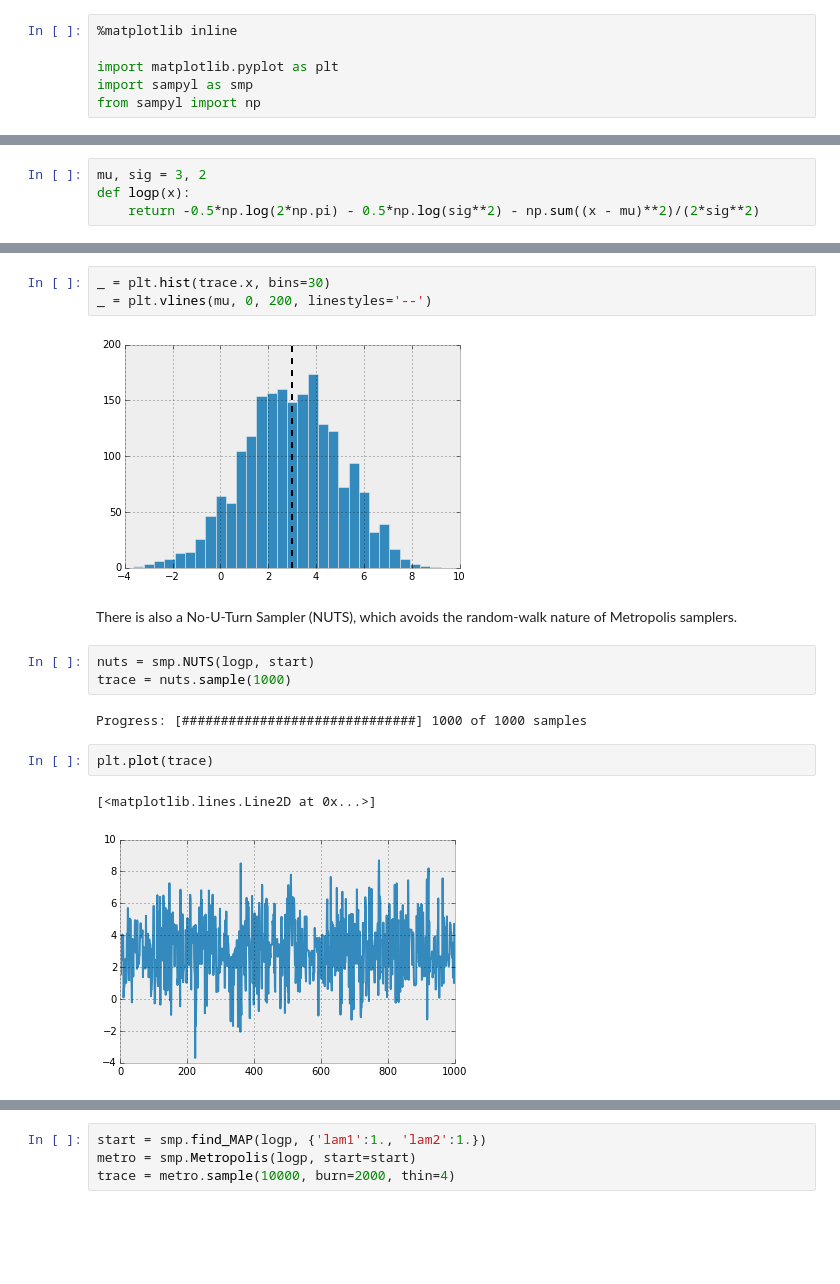
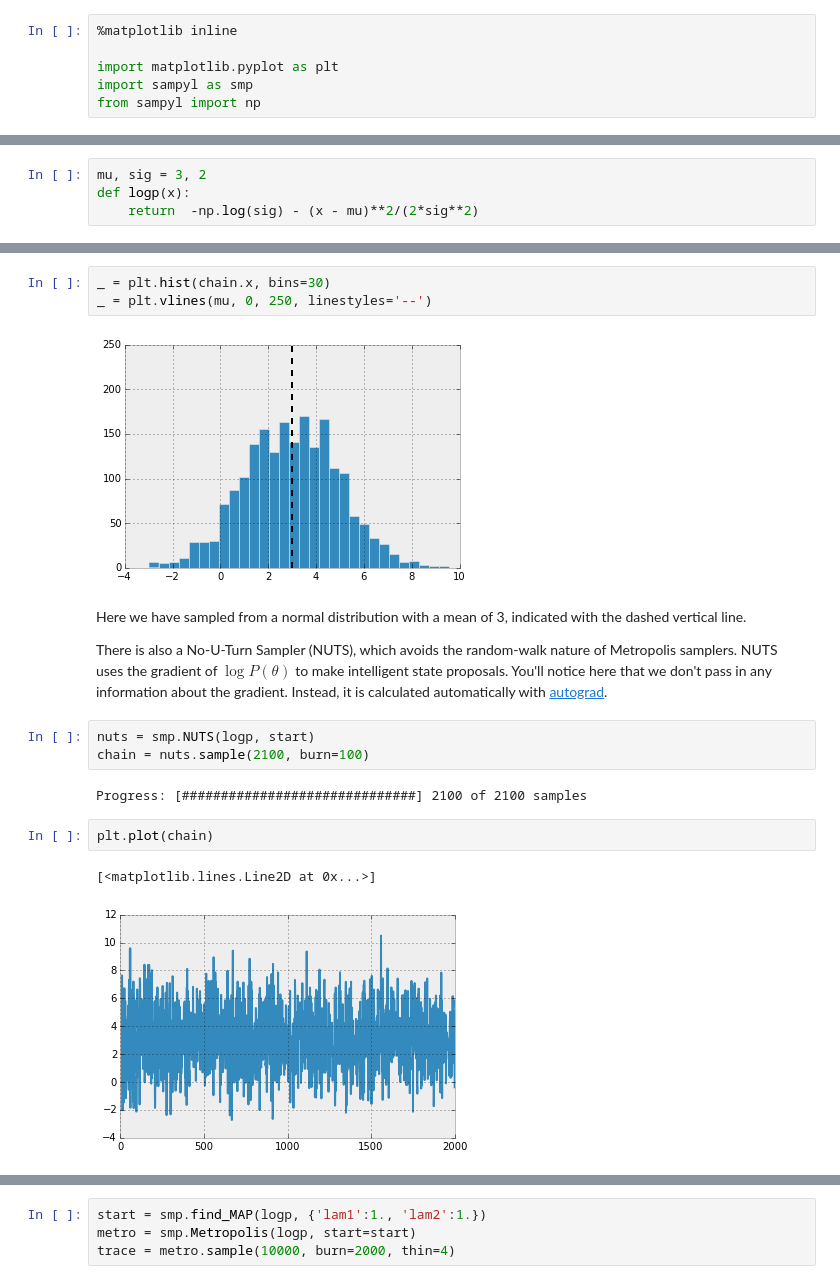
Before and after one commit to mcleonard/sampyl, a Jupyter notebook: Examples.ipynb, the cells around one changed output, grey strips where cells are left out. Saved outputs shown, nothing was run; the diff lists cells and outputs as text; blank space fills up the shorter version.

```diff
--- a/Examples.ipynb
+++ b/Examples.ipynb
@@ -13,4 +27,4 @@ from sampyl import np
 # %%
 mu, sig = 3, 2
 def logp(x):
-    return -0.5*np.log(2*np.pi) - 0.5*np.log(sig**2) - np.sum((x - mu)**2)/(2*sig**2)
+    return  -np.log(sig) - (x - mu)**2/(2*sig**2)
@@ -30,18 +46,20 @@ plt.plot(trace.x)
 # %%
-_ = plt.hist(trace.x, bins=30)
-_ = plt.vlines(mu, 0, 200, linestyles='--')
+_ = plt.hist(chain.x, bins=30)
+_ = plt.vlines(mu, 0, 250, linestyles='--')
 # %% [output]
-[figure, old version]
+[figure, new version]
-# %% [markdown]
-There is also a No-U-Turn Sampler (NUTS), which avoids the random-walk nature of Metropolis samplers.
+# %% [markdown]
+Here we have sampled from a normal distribution with a mean of 3, indicated with the dashed vertical line.
+
+There is also a No-U-Turn Sampler (NUTS), which avoids the random-walk nature of Metropolis samplers. NUTS uses the gradient of $\log{P(\theta)}$ to make intelligent state proposals. You'll notice here that we don't pass in any information about the gradient. Instead, it is calculated automatically with [autograd](https://github.com/HIPS/autograd).
 # %%
 nuts = smp.NUTS(logp, start)
-trace = nuts.sample(1000)
+chain = nuts.sample(2100, burn=100)
 # %% [output]
-Progress: [##############################] 1000 of 1000 samples
+Progress: [##############################] 2100 of 2100 samples
 # %%
-plt.plot(trace)
+plt.plot(chain)
 # %% [output]
 [<matplotlib.lines.Line2D at 0x...>]
-[figure, old version]
+[figure, new version]
 # %%
```
Also changed, not shown: parts of 25 cells of this notebook.
